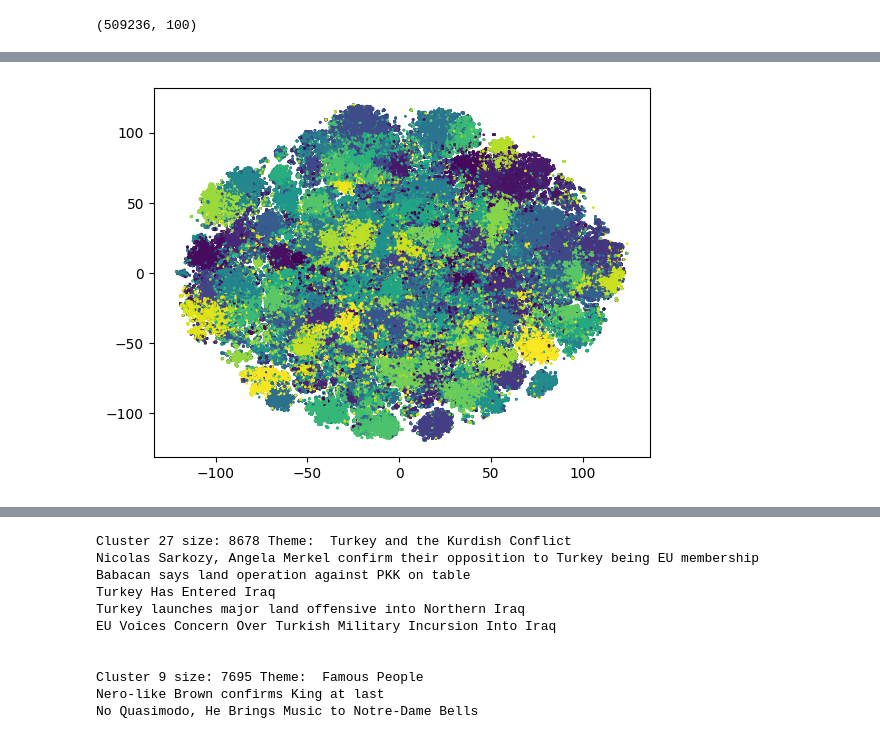
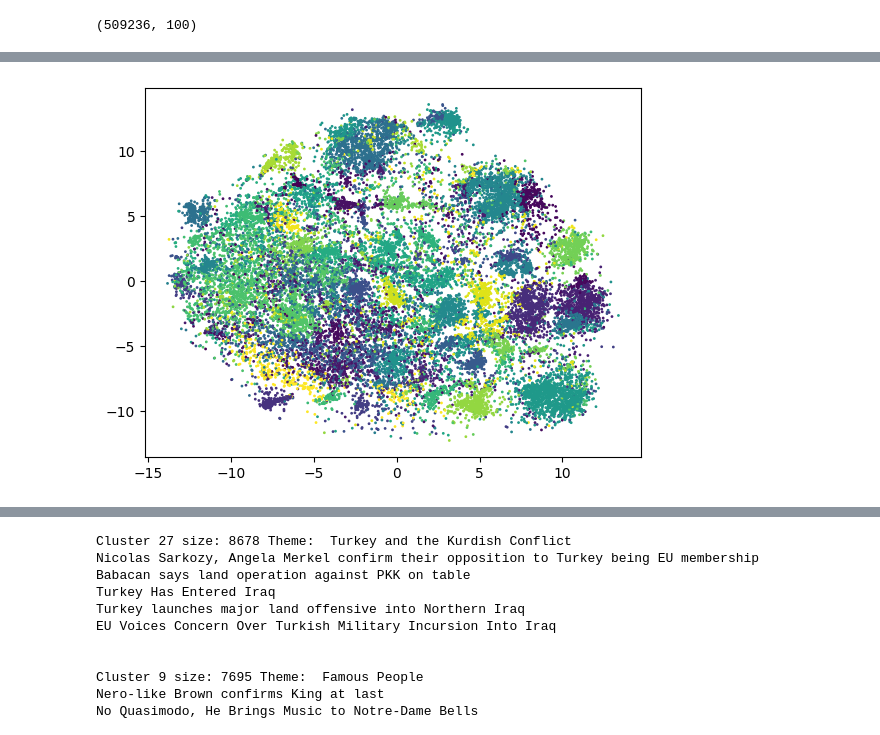
Before and after one commit to Lyncht98/riverstone-nlp-test, a Jupyter notebook: request-1.ipynb, the cells around one changed output, grey strips where cells are left out. Drawn from its saved outputs; the diff is of its cells as text; code cells hidden in the pictures.

```diff
--- a/request-1.ipynb
+++ b/request-1.ipynb
@@ -310,0 +301,9 @@ x_tsne = TSNE(n_components=2, perplexity=30, n_iter=1000).fit_transform(matrix_r
+# %%
+# t-sne for visualisation
+from sklearn.manifold import TSNE
+
+# just use a random sample of 25000
+sample = np.random.choice(matrix_reduced.shape[0], 25000, replace=False)
+
+tsne = TSNE(n_components=2, verbose=1, perplexity=np.sqrt(len(matrix_reduced)), n_iter=300)
+tsne_results = tsne.fit_transform(matrix_reduced[sample])
@@ -311,6 +328,4 @@ x_tsne = TSNE(n_components=2, perplexity=30, n_iter=1000).fit_transform(matrix_r
 # %%
-# working with just first 25,000 titles for now to move things along
-
 # load in df
 # load data
 datafile_path = "./data/reddit_worldnews_start_to_2016-11-22.csv"
@@ -319,16 +334,16 @@ df = pd.read_csv(datafile_path)
 # cluster with batch k-means and 50% cluster size
 from sklearn.cluster import MiniBatchKMeans
 km = MiniBatchKMeans(n_clusters=100, batch_size=64, n_init=10)
-km.fit(matrix_reduced)
+km.fit(matrix)
 
 # chop to first 50,000 titles and append cluster labels
 df["cluster"] = km.labels_
 # %%
-# scatter ploth with cluster labels
+# scatter plot with cluster labels
 import matplotlib.pyplot as plt
-plt.scatter(x_tsne[:, 0], x_tsne[:, 1], c=km.labels_, s=1)
+plt.scatter(tsne_results[:,0], tsne_results[:,1], c=df.cluster[sample], s=1)
 # save out as 25000 with 12500 clusters
 plt.savefig("./images/full-pass-100c-64b.png")
 plt.show()
 # %% [output]
-[figure, old version]
+[figure, new version]
```
Also changed, not shown: parts of 32 cells of this notebook, 4 other files.
